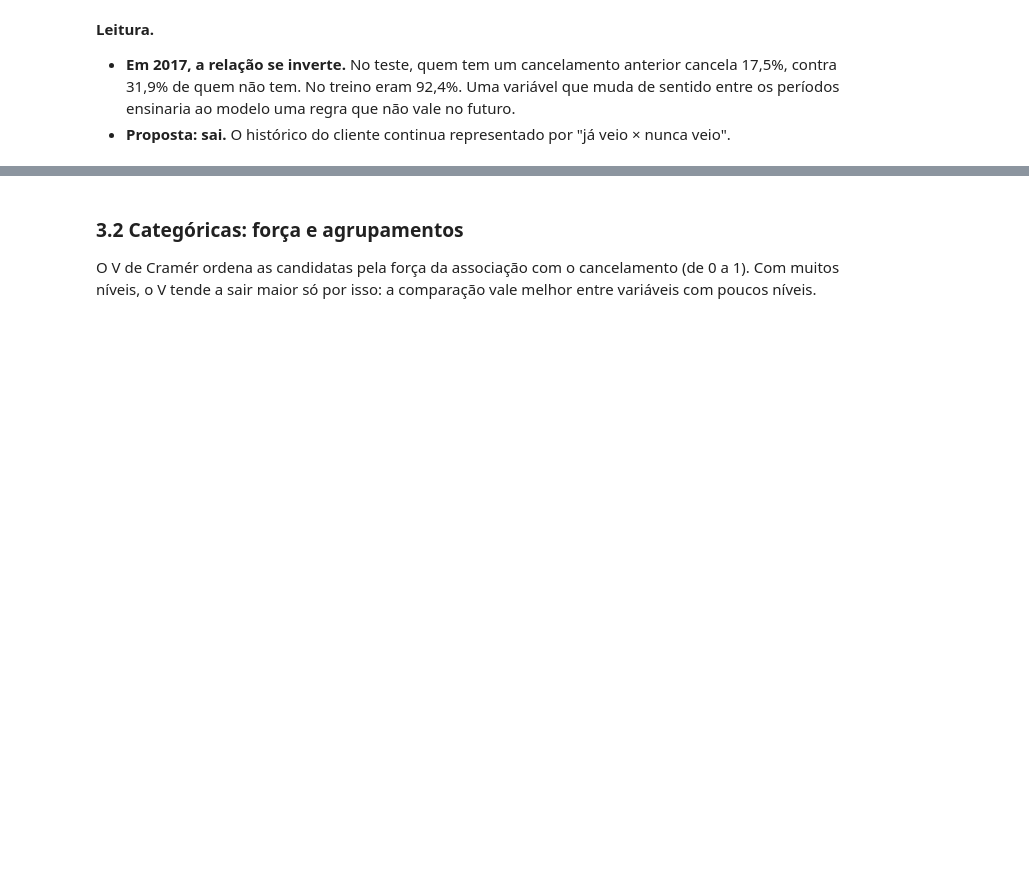
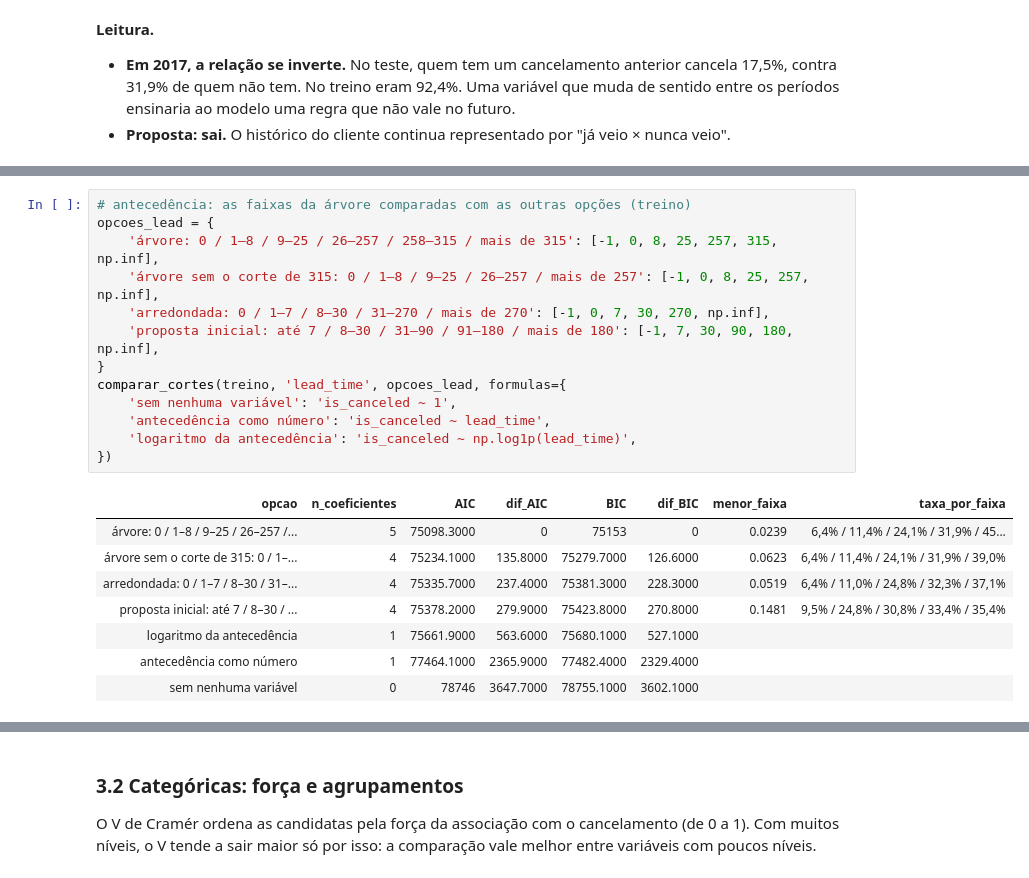
Before and after one commit to acrosatto/comunicacao-dados-mba, a Jupyter notebook: analise/ana/02_variaveis.ipynb, the cells around one changed output, grey strips where cells are left out. Drawn from its saved outputs; the diff is of its cells as text; blank space fills up the shorter version.

```diff
--- a/analise/ana/02_variaveis.ipynb
+++ b/analise/ana/02_variaveis.ipynb
@@ -515,0 +543,22 @@ taxa_por_nivel(treino.assign(faixa_noites=faixas_noites), 'faixa_noites')[['n',
+# %%
+# antecedência: as faixas da árvore comparadas com as outras opções (treino)
+opcoes_lead = {
+    'árvore: 0 / 1–8 / 9–25 / 26–257 / 258–315 / mais de 315': [-1, 0, 8, 25, 257, 315, np.inf],
+    'árvore sem o corte de 315: 0 / 1–8 / 9–25 / 26–257 / mais de 257': [-1, 0, 8, 25, 257, np.inf],
+    'arredondada: 0 / 1–7 / 8–30 / 31–270 / mais de 270': [-1, 0, 7, 30, 270, np.inf],
+    'proposta inicial: até 7 / 8–30 / 31–90 / 91–180 / mais de 180': [-1, 7, 30, 90, 180, np.inf],
+}
+comparar_cortes(treino, 'lead_time', opcoes_lead, formulas={
+    'sem nenhuma variável': 'is_canceled ~ 1',
+    'antecedência como número': 'is_canceled ~ lead_time',
+    'logaritmo da antecedência': 'is_canceled ~ np.log1p(lead_time)',
+})
+# %% [output]
+| opcao | n_coeficientes | AIC | dif_AIC | BIC | dif_BIC | menor_faixa | taxa_por_faixa |
+| árvore: 0 / 1–8 / 9–25 / 26–257 /... | 5 | 75098.3000 | 0 | 75153 | 0 | 0.0239 | 6,4% / 11,4% / 24,1% / 31,9% / 45... |
+| árvore sem o corte de 315: 0 / 1–... | 4 | 75234.1000 | 135.8000 | 75279.7000 | 126.6000 | 0.0623 | 6,4% / 11,4% / 24,1% / 31,9% / 39,0% |
+| arredondada: 0 / 1–7 / 8–30 / 31–... | 4 | 75335.7000 | 237.4000 | 75381.3000 | 228.3000 | 0.0519 | 6,4% / 11,0% / 24,8% / 32,3% / 37,1% |
+| proposta inicial: até 7 / 8–30 / ... | 4 | 75378.2000 | 279.9000 | 75423.8000 | 270.8000 | 0.1481 | 9,5% / 24,8% / 30,8% / 33,4% / 35,4% |
+| logaritmo da antecedência | 1 | 75661.9000 | 563.6000 | 75680.1000 | 527.1000 |  |  |
+| antecedência como número | 1 | 77464.1000 | 2365.9000 | 77482.4000 | 2329.4000 |  |  |
+| sem nenhuma variável | 0 | 78746 | 3647.7000 | 78755.1000 | 3602.1000 |  |  |
```
Also changed, not shown: parts of 20 cells of this notebook, 3 other files.
